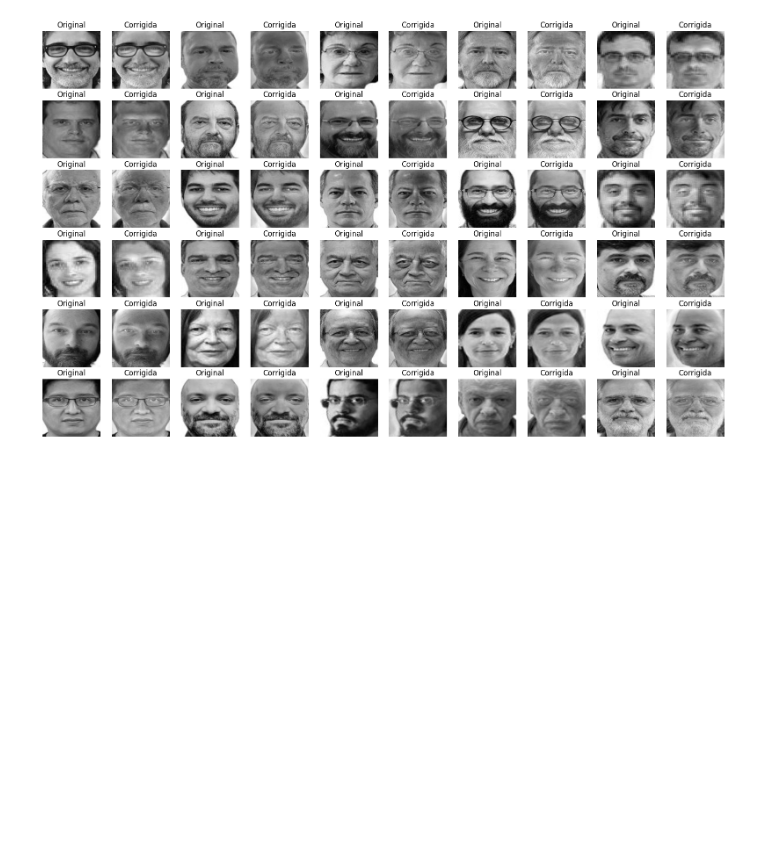
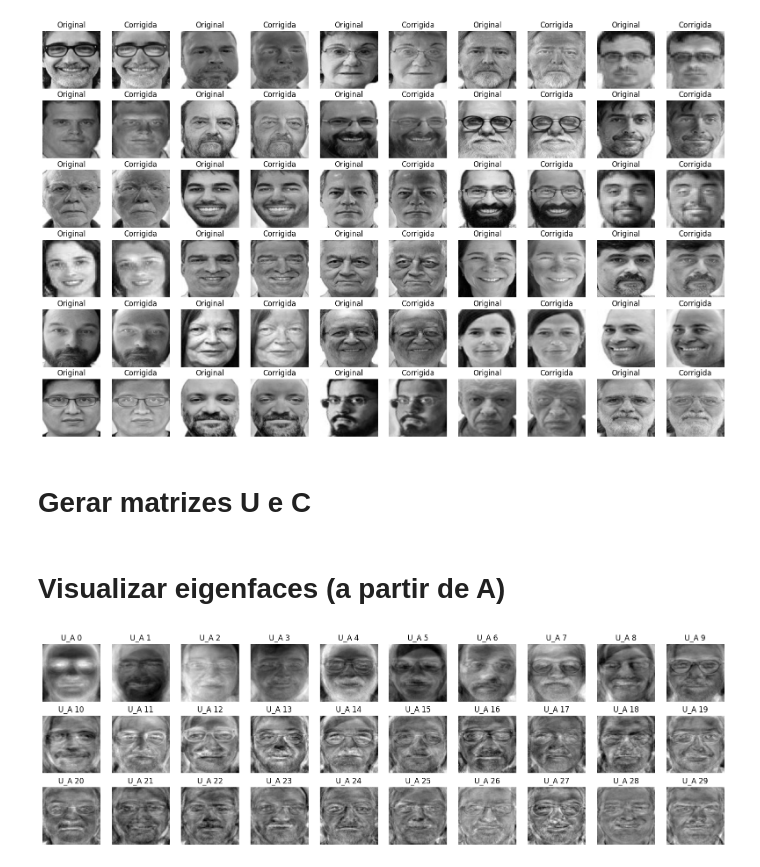
Before and after one commit to Gustavo-Murilo/Eigenfaces_EMAP, a Jupyter notebook: main_eigenfaces.ipynb, the cells around one changed output. Cells and saved outputs as stored; diff of their text form; code cells hidden in the pictures; blank space fills up the shorter version.

Commit message:
aquisição e visualização das eigenfaces

```diff
--- a/main_eigenfaces.ipynb
+++ b/main_eigenfaces.ipynb
@@ -9,8 +10,8 @@ import matplotlib.pyplot as plt
 # %% [markdown]
 # Definição de constantes
 # %%
-m = 200 # altura da imagem
-n = 200 # largura da imagem
+m = 100 # altura da imagem
+n = 100 # largura da imagem
 DIMENSAO_IMAGEM = (m, n)
 # %% [markdown]
 # Definição de funções
@@ -121,3 +122,5 @@ for i, ax in enumerate(axes.flat):
     ax.axis('off')
 # %% [output]
 [figure]
+# %% [markdown]
+# Gerar matrizes U e C
@@ -123,0 +132,23 @@ for i, ax in enumerate(axes.flat):
+# %%
+# Decomposição SVD na forma reduzida por causa de 'full_matrices=False'
+U_A, autovalores_A, _ = np.linalg.svd(A, full_matrices=False) # U já está ordenada em relação aos autovalores
+# %% [markdown]
+# Visualizar eigenfaces (a partir de A)
+# %%
+# Definição de uma grade para a plotagem de imagens
+fig, axes = plt.subplots(3,10, figsize=(20,6))
+
+for indice, ax in enumerate(axes.flat):
+    # Definição da imagem a ser plotada
+    tipo = f'U_A {indice}'
+    Matriz = U_A
+
+    # Transforma o vetor unidimensional em uma matriz com as dimensões da imagem
+    matriz_imagem = Matriz[:,indice].reshape(DIMENSAO_IMAGEM)
+
+    # Plotagem das imagens
+    ax.imshow(matriz_imagem, cmap=plt.cm.gray)
+    ax.set_title(f'{tipo}')
+    ax.axis('off')
+# %% [output]
+[figure, added]
```
Also changed, not shown: parts of 6 cells of this notebook.
